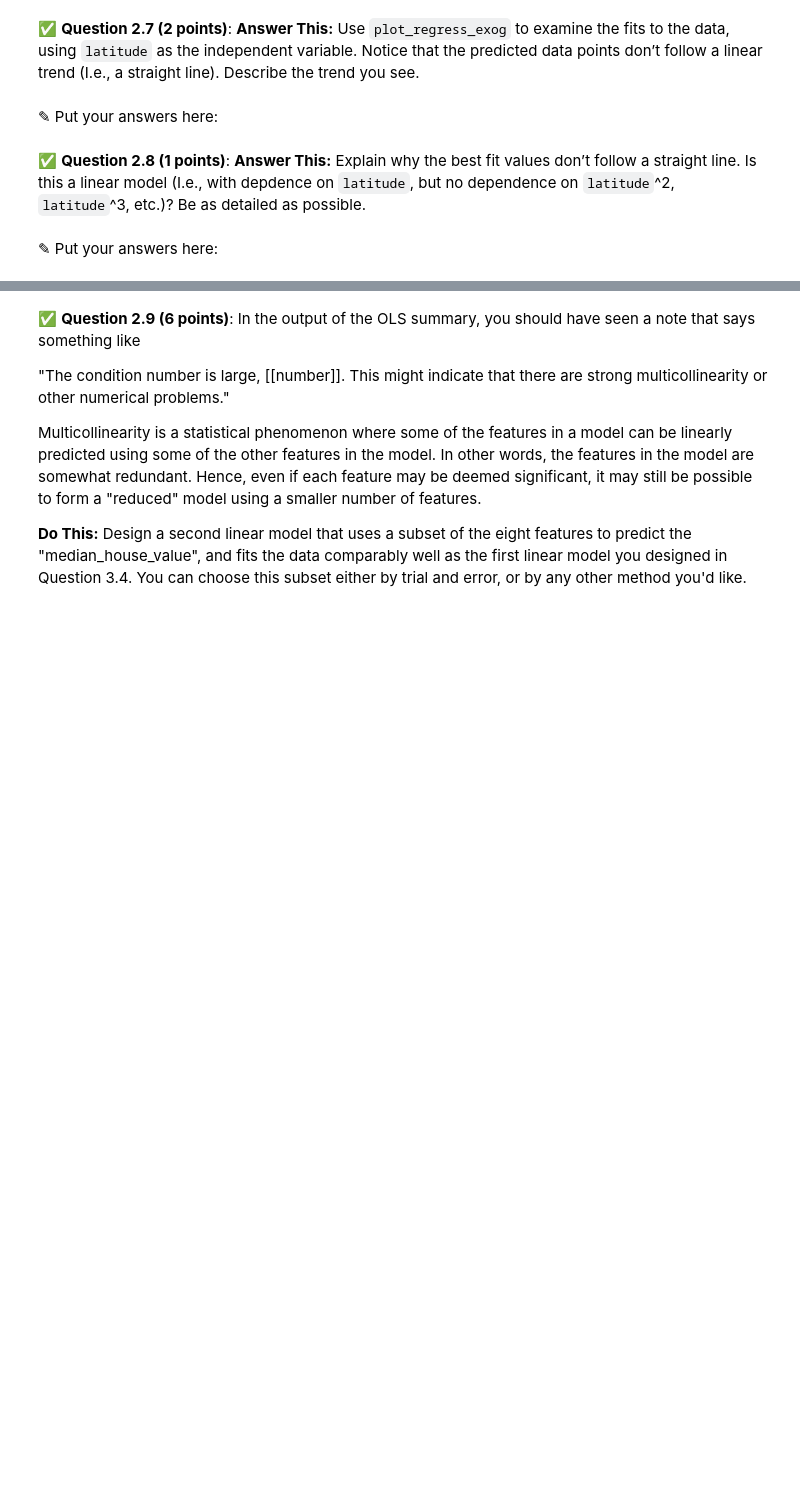
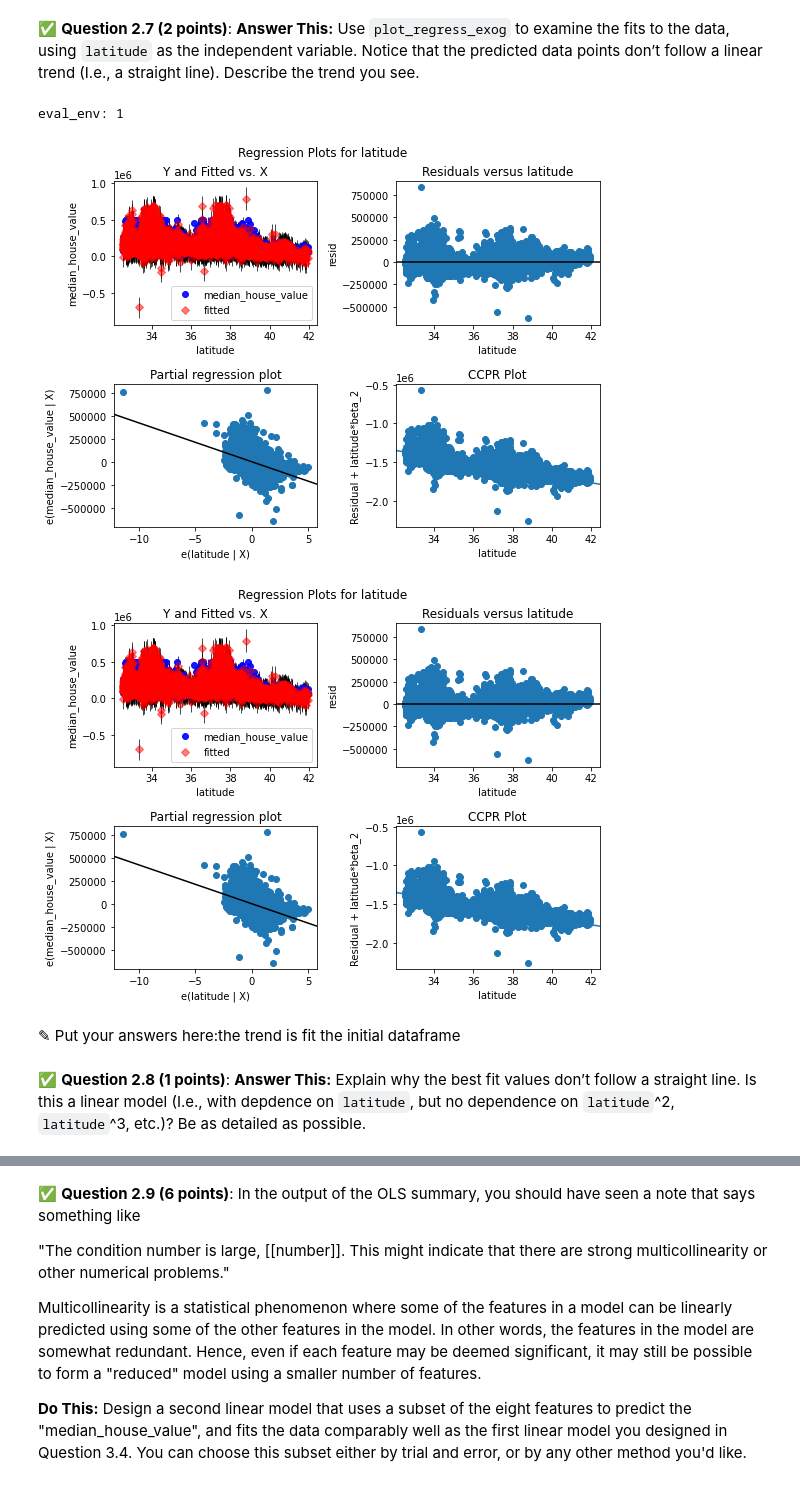
Before and after one commit to Kikuchanw/cmse202-f22-turnin, a Jupyter notebook: hw-04/HW-04_Regression-STUDENT.ipynb, the cells around one changed output, grey strips where cells are left out. Drawn from its saved outputs; the diff is of its cells as text; code cells hidden in the pictures; blank space fills up the shorter version.

```diff
--- a/hw-04/HW-04_Regression-STUDENT.ipynb
+++ b/hw-04/HW-04_Regression-STUDENT.ipynb
@@ -111,3 +111,6 @@ In this part of the homework, you will work with data from the California Housin
 &#9989;  **Question 2.2 (2 points)**: **Do This:** To get started, read in the `housing.csv` dataset into a Pandas DataFrame, and then display some of its rows.
 # %%
 # Put your code here
+import pandas as pd
+df = pd.read_csv('housing.csv')
+df.head()
@@ -117,0 +126,6 @@ In this part of the homework, you will work with data from the California Housin
+# %%
+# Put your code here
+df = df.drop(columns = ["ocean_proximity"],axis = 1)
+df1 = df.dropna()
+print(df.shape)
+print(df1.shape)
@@ -121,0 +137,8 @@ In this part of the homework, you will work with data from the California Housin
+# %%
+# Put your code here
+import statsmodels.api as sm
+q2_4 = df1.iloc[:,:-1]
+q2_4 = sm.add_constant(q2_4)
+
+clf = sm.OLS(df1['median_house_value'],q2_4).fit()
+clf.summary()
@@ -146,6 +200,15 @@ Justify your answers.
+# %%
+# Put your code here
+import statsmodels.api as sm
+import matplotlib.pyplot as plt
+import statsmodels.formula.api as smf
+fig = plt.figure(figsize=(8, 6))
+sm.graphics.plot_regress_exog(clf, 'latitude', fig=fig)
+# %% [output]
+eval_env: 1
+[figure, added]
+[figure, added]
 # %% [markdown]
-<font size=+3>&#9998;</font> Put your answers here:
+<font size=+3>&#9998;</font> Put your answers here:the trend is fit the initial dataframe
 # %% [markdown]
 &#9989;  **Question 2.8 (1 points)**: **Answer This:** Explain why the best fit values don’t follow a straight line. Is this a linear model (I.e., with depdence on `latitude`, but no dependence on `latitude`^2, `latitude`^3, etc.)? Be as detailed as possible.
-# %% [markdown]
-<font size=+3>&#9998;</font> Put your answers here:
```
Also changed, not shown: parts of 20 cells of this notebook.
